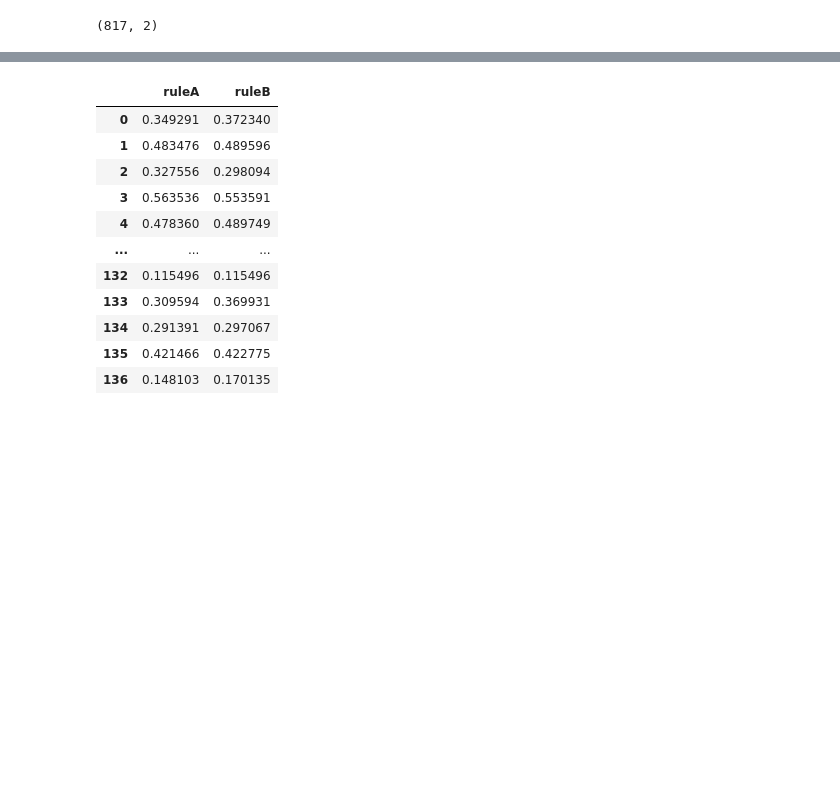
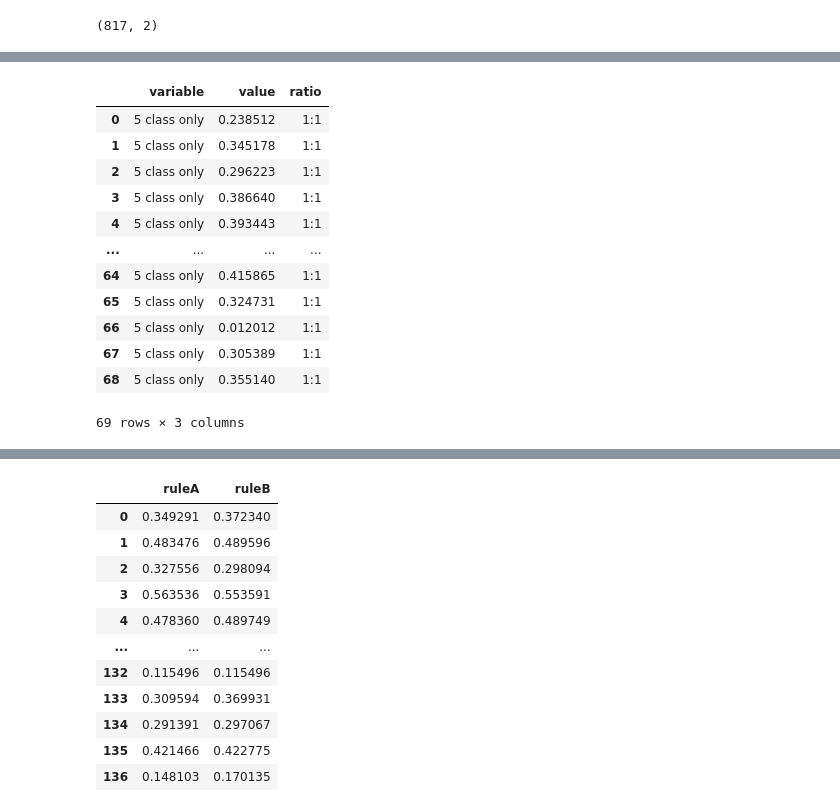
Before and after one commit to Taiki-jp/sleep_study, a Jupyter notebook: data_analysis.ipynb, the cells around one changed output, grey strips where cells are left out. Saved outputs shown, nothing was run; the diff lists cells and outputs as text; code cells hidden in the pictures; blank space fills up the shorter version.

```diff
--- a/data_analysis.ipynb
+++ b/data_analysis.ipynb
@@ -485,0 +518,16 @@ array([0.35580524, 0.34624146])
+# %%
+five_df_melt
+# %% [output]
+|  | variable | value | ratio |
+| 0 | 5 class only | 0.238512 | 1:1 |
+| 1 | 5 class only | 0.345178 | 1:1 |
+| 2 | 5 class only | 0.296223 | 1:1 |
+| 3 | 5 class only | 0.386640 | 1:1 |
+| 4 | 5 class only | 0.393443 | 1:1 |
+| ... | ... | ... | ... |
+| 64 | 5 class only | 0.415865 | 1:1 |
+| 65 | 5 class only | 0.324731 | 1:1 |
+| 66 | 5 class only | 0.012012 | 1:1 |
+| 67 | 5 class only | 0.305389 | 1:1 |
+| 68 | 5 class only | 0.355140 | 1:1 |
+69 rows × 3 columns
```
Also changed, not shown: parts of 20 cells of this notebook.
